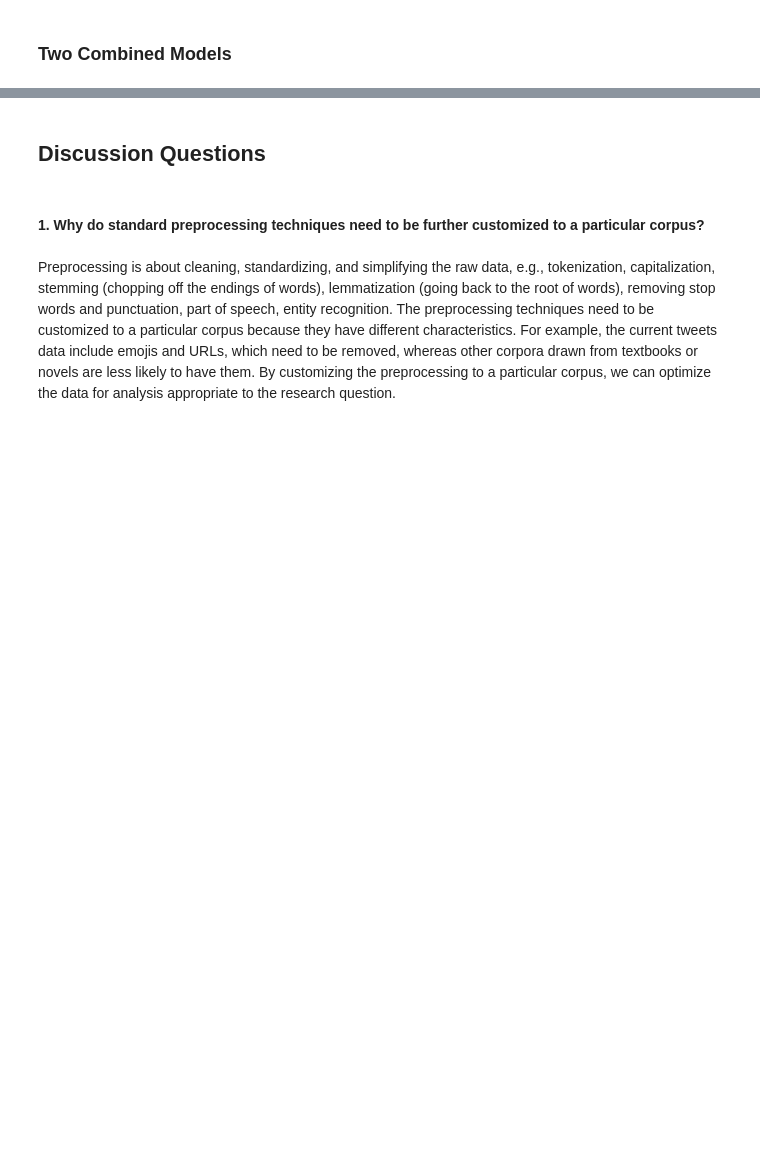
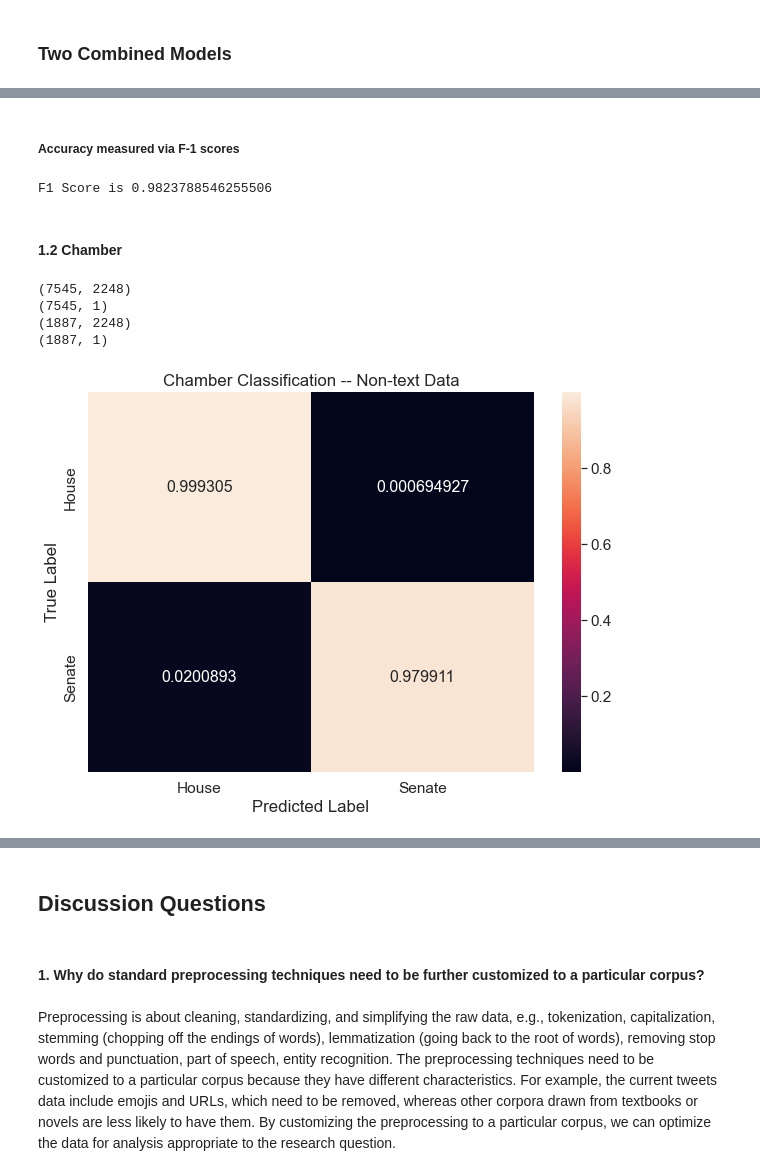
Before and after one commit to neldeeb7/CSS_Project5_Team3_Spring2022, a Jupyter notebook: Project 5 Student.ipynb, the cells around one changed output, grey strips where cells are left out. Saved outputs shown, nothing was run; the diff lists cells and outputs as text; code cells hidden in the pictures; blank space fills up the shorter version.

```diff
--- a/Project 5 Student.ipynb
+++ b/Project 5 Student.ipynb
@@ -1463,0 +1540,79 @@ F1 Score is 0.32161555721765145
+# %% [markdown]
+##### Accuracy measured via F-1 scores
+# %%
+TP = 0
+FP = 0
+TN = 0
+FN = 0
+
+for i in range(len(y_p_pred)):
+    if y_p_test[i]==y_p_pred[i]==1:
+       TP += 1
+    if y_p_pred[i]==1 and y_p_test[i]!=y_p_pred[i]:
+       FP += 1
+    if y_p_test[i]==y_p_pred[i]==0:
+       TN += 1
+    if y_p_pred[i]==0 and y_p_pred[i]!=y_p_test[i]:
+       FN += 1
+
+precision = TP/(TP + FP)
+recall = TP/(TP + FN)
+
+f1 = 2 * (precision * recall)/(precision + recall)
+print("F1 Score is", f1)
+# %% [output]
+F1 Score is 0.9823788546255506
+# %% [markdown]
+#### 1.2 Chamber
+# %%
+X_nt_c_train, X_nt_c_test, y_c_train, y_c_test = train_test_split(non_text_ft,
+                                                                  y_chamber,
+                                                                  stratify=y_chamber,
+                                                                  train_size = 0.80,
+                                                                  test_size=0.20,
+                                                                  random_state = 10)
+# %%
+# sanity check
+print(X_nt_c_train.shape)
+print(y_c_train.shape)
+print(X_nt_c_test.shape)
+print(y_c_test.shape)
+# %% [output]
+(7545, 2248)
+(7545, 1)
+(1887, 2248)
+(1887, 1)
+# %%
+# create a model
+logit_reg = LogisticRegression()
+
+# fit the model
+logit_model = logit_reg.fit(X_nt_c_train, y_c_train.ravel())
+
+# create pedictions
+y_c_pred = logit_model.predict(X_nt_c_test)
+
+# create confusion matrix
+cf_matrix_c = confusion_matrix(y_c_test, y_c_pred, normalize = "true")
+# %%
+# display confusion matrix
+
+df_cm = pd.DataFrame(cf_matrix_c, range(2),
+                      range(2))
+
+df_cm = df_cm.rename(index=str, columns={0: "House", 1: "Senate"})
+df_cm.index = ["House", "Senate"]
+
+plt.figure(figsize = (10,7))
+sns.set(font_scale=1.4)
+sns.heatmap(df_cm,
+           annot=True,
+           annot_kws={"size": 16},
+           fmt='g')
+
+plt.title("Chamber Classification -- Non-text Data")
+plt.xlabel("Predicted Label")
+plt.ylabel("True Label")
+plt.show()
+# %% [output]
+[figure, added]
```
Also changed, not shown: parts of 51 cells of this notebook.
